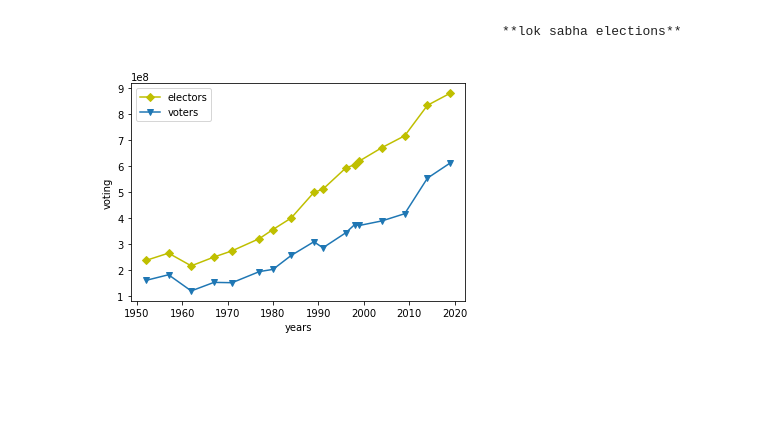
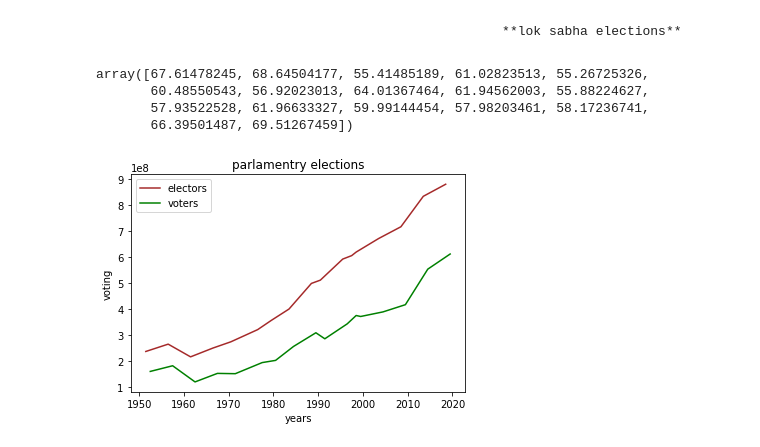
Before and after one commit to Ravikumarchavva/Ravi-kumar-svce, a Jupyter notebook: copy_of_mpl.ipynb, the cells around one changed output. Cells and saved outputs as stored; diff of their text form; code cells hidden in the pictures; blank space fills up the shorter version.

```diff
--- a/copy_of_mpl.ipynb
+++ b/copy_of_mpl.ipynb
@@ -10,13 +11,25 @@ import numpy as np
 # %%
-voters=np.array([160275056,182075041,119896443,152697161,151536802,194263915,202752893,256294963,309050495,285856465,343308090,375441739,371669104,389342364,417087209,553801801,612081902])
-electors=np.array([237041443,265241358,216361569,250207401,274189132,321174327,356205329,400375333,498906129,511533598,592572288,605880192,619536847,671487930,716985104,834101479,880532803])
+def addvalues(x,y,z):
+  for i in range(len(x)):
+    plt.text(x[i],y[i],int(z[i]))
+voters=np.array([160275056,182075041,119896443,152697161,151536802,194263915,202752893,256294963,309050495,285856465,343308090,375441739,371669104,389342364,417087209,553801801,612081902],dtype=np.longlong)
+electors=np.array([237041443,265241358,216361569,250207401,274189132,321174327,356205329,400375333,498906129,511533598,592572288,605880192,619536847,671487930,716985104,834101479,880532803],dtype=np.longlong)
 years=np.array([1952,1957,1962,1967,1971,1977,1980,1984,1989,1991,1996,1998,1999,2004,2009,2014,2019])
+not_voted=np.array(electors-voters)
+percentage=np.array(voters*100/electors)
+percentage
+# %% [output]
+array([67.61478245, 68.64504177, 55.41485189, 61.02823513, 55.26725326,
+       60.48550543, 56.92023013, 64.01367464, 61.94562003, 55.88224627,
+       57.93522528, 61.96633327, 59.99144454, 57.98203461, 58.17236741,
+       66.39501487, 69.51267459])
 # %%
-plt.plot(years,electors,'yD-',label="electors")
-plt.plot(years,voters,'v-',label="voters")
+plt.plot(years-0.5,electors,color='brown',label="electors")
+plt.plot(years+0.5,voters,color='green',label="voters")
 plt.legend()
+plt.title("parlamentry elections")
 plt.xlabel('years')
 plt.ylabel("voting")
 plt.show()
 # %% [output]
-[figure, old version]
+[figure, new version]
```
Also changed, not shown: parts of 2 cells of this notebook.
